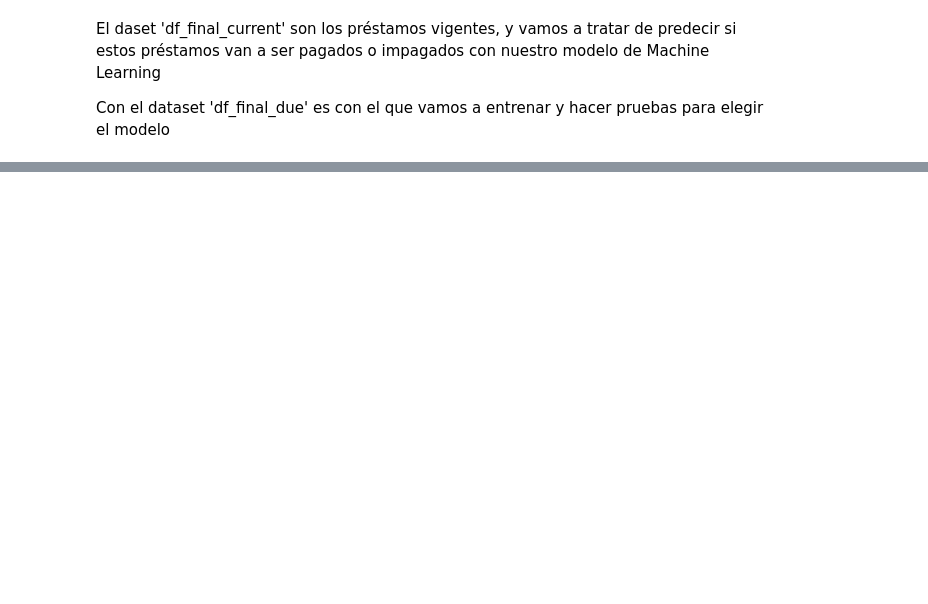
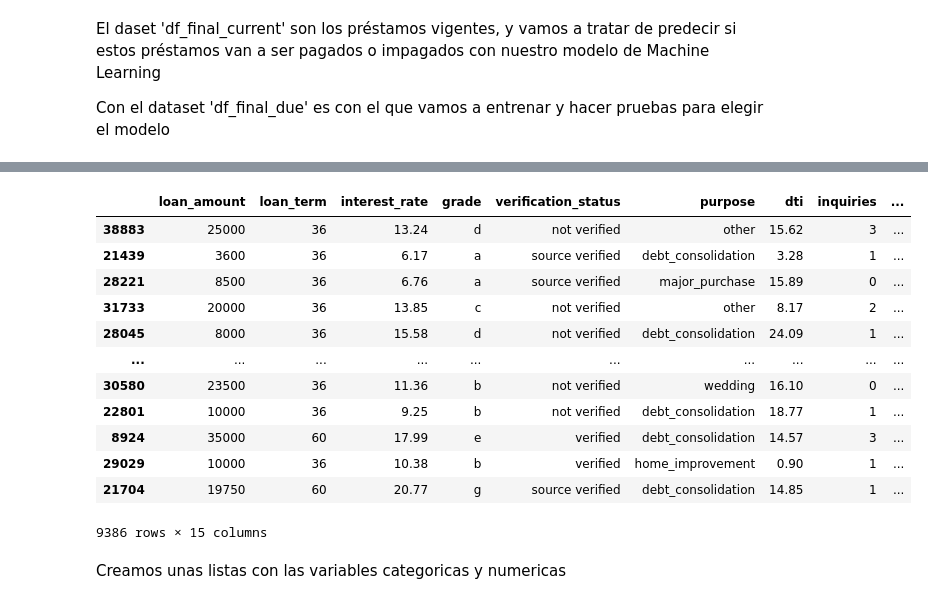
Before and after one commit to manuelangelrodr/ML_Lending_Club_Loans, a Jupyter notebook: src/notebooks/ML_Provisional.ipynb, the cells around one changed output, grey strips where cells are left out. Saved outputs shown, nothing was run; the diff lists cells and outputs as text; code cells hidden in the pictures; blank space fills up the shorter version.

```diff
--- a/src/notebooks/ML_Provisional.ipynb
+++ b/src/notebooks/ML_Provisional.ipynb
@@ -747,3 +761,6 @@ df_final_clean.to_csv('../data/processed/df_final_clean.csv', index=False)
 Una vez que tenemos el dataset limpio, vamos a proceder a dividirlo en 2 distinguiendo entre si crédito está todavía en vigor "current" o no
 * df_final_current: comprende el dataframe limpio pero con solo con los créditos pagados en vigor
 * df_final_no_current: dataframe limpio con todos los créditos ya vencidos
+# %%
+# Mapeamos los valores de 'loan_status' a 1 si es 'charged off' y 0 si es 'fully paid'
+df['loan_status'] = df['loan_status'].map({'charged off': 1, 'fully paid': 0})
@@ -755,0 +779,3 @@ df_final_due.to_csv('../data/processed/df_final_due.csv', index=False)
+# %%
+# Mapeamos los valores de 'loan_status' a 1 si es 'charged off' y 0 si es 'fully paid'
+df_final_due['loan_status'] = df_final_due['loan_status'].map({'charged off': 1, 'fully paid': 0})
@@ -781,0 +832,26 @@ memory usage: 5.4+ MB
+# %%
+def dividir_dataset(df, test_size=0.25, random_state=None, target='loan_status', no_incluir='id'):
+    """
+    Función para dividir un DataFrame en conjuntos de entrenamiento y prueba.
+
+    Args:
+    - df: DataFrame que se desea dividir.
+    - test_size: Porcentaje del dataset que se desea asignar al conjunto de prueba. Por defecto, es 0.25.
+    - random_state: Semilla para la generación de números aleatorios. Por defecto, es None.
+
+    Returns:
+    - train_set: DataFrame de entrenamiento.
+    - test_set: DataFrame de prueba.
+    """
+    train_set, test_set = train_test_split(df, test_size=test_size, random_state=random_state)
+    X_train_set = train_set.drop(columns=[no_incluir, target])
+    X_test_set = test_set.drop(columns=[no_incluir, target])
+    y_train_set = train_set[target]
+    y_test_set = test_set[target]
+    return X_train_set, X_test_set, y_train_set, y_test_set
+# %%
+X_train, X_test, y_train, y_test = dividir_dataset(df, test_size=0.25, random_state=42)
+
+# Imprimir tamaños de los conjuntos de entrenamiento y prueba
+print("Tamaño del conjunto de entrenamiento:", len(X_train))
+print("Tamaño del conjunto de prueba:", len(X_test))
@@ -781,0 +879,18 @@ memory usage: 5.4+ MB
+# %%
+X_test
+# %% [output]
+|  | loan_amount | loan_term | interest_rate | grade | verification_status | purpose | dti | inquiries | ... |
+| 38883 | 25000 | 36 | 13.24 | d | not verified | other | 15.62 | 3 | ... |
+| 21439 | 3600 | 36 | 6.17 | a | source verified | debt_consolidation | 3.28 | 1 | ... |
+| 28221 | 8500 | 36 | 6.76 | a | source verified | major_purchase | 15.89 | 0 | ... |
+| 31733 | 20000 | 36 | 13.85 | c | not verified | other | 8.17 | 2 | ... |
+| 28045 | 8000 | 36 | 15.58 | d | not verified | debt_consolidation | 24.09 | 1 | ... |
+| ... | ... | ... | ... | ... | ... | ... | ... | ... | ... |
+| 30580 | 23500 | 36 | 11.36 | b | not verified | wedding | 16.10 | 0 | ... |
+| 22801 | 10000 | 36 | 9.25 | b | not verified | debt_consolidation | 18.77 | 1 | ... |
+| 8924 | 35000 | 60 | 17.99 | e | verified | debt_consolidation | 14.57 | 3 | ... |
+| 29029 | 10000 | 36 | 10.38 | b | verified | home_improvement | 0.90 | 1 | ... |
+| 21704 | 19750 | 60 | 20.77 | g | source verified | debt_consolidation | 14.85 | 1 | ... |
+9386 rows × 15 columns
+# %% [markdown]
+Creamos unas listas con las variables categoricas y numericas
```
Also changed, not shown: parts of 23 cells of this notebook, 3 other files.
